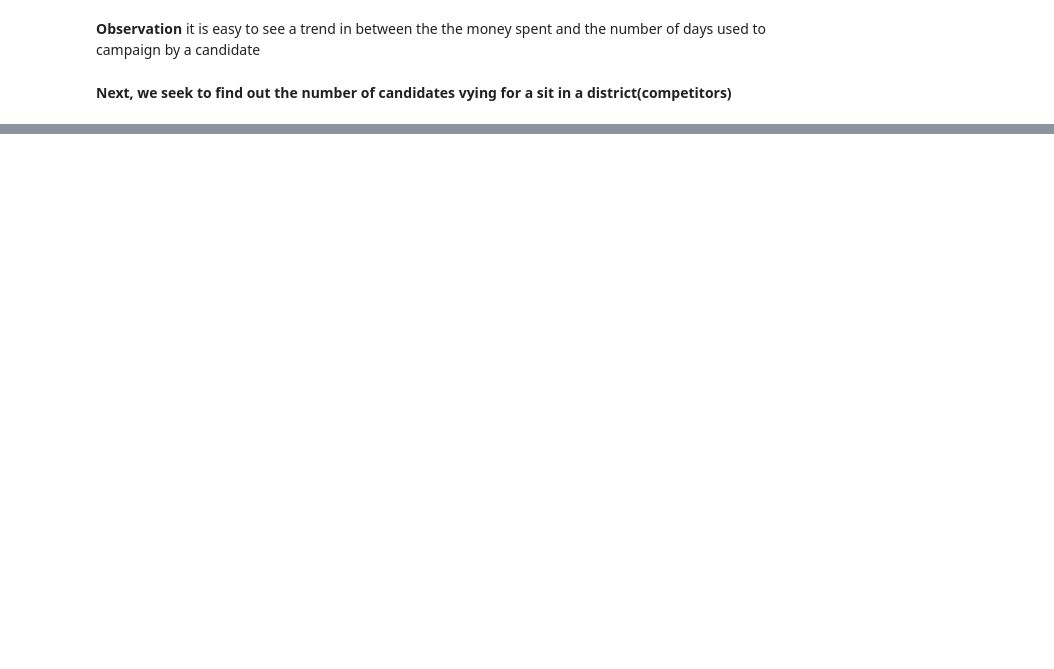
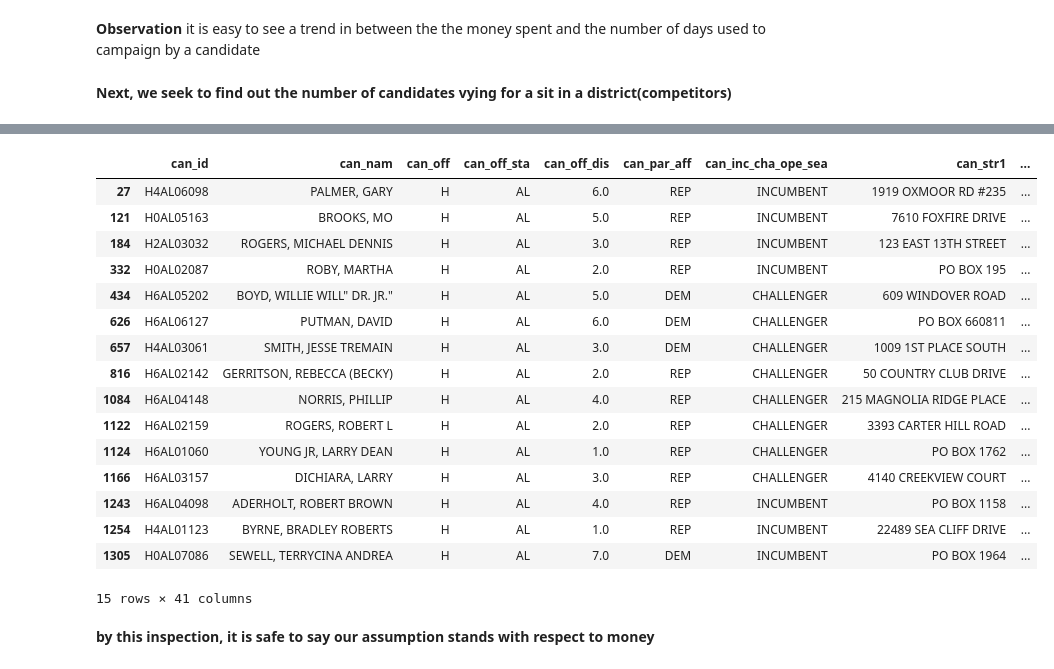
Before and after one commit to josephdickson11/campaign-finance-election-relationship, a Jupyter notebook: campaign-election-notebook.ipynb, the cells around one changed output, grey strips where cells are left out. Drawn from its saved outputs; the diff is of its cells as text; code cells hidden in the pictures; blank space fills up the shorter version.

```diff
--- a/campaign-election-notebook.ipynb
+++ b/campaign-election-notebook.ipynb
@@ -151,3 +248,25 @@ ax = sns.barplot(x="can_off_dis", y="num_of_comp", data=competitors)
+# %%
+al_comp
+# %% [output]
+|  | can_id | can_nam | can_off | can_off_sta | can_off_dis | can_par_aff | can_inc_cha_ope_sea | can_str1 | ... |
+| 27 | H4AL06098 | PALMER, GARY | H | AL | 6.0 | REP | INCUMBENT | 1919 OXMOOR RD #235 | ... |
+| 121 | H0AL05163 | BROOKS, MO | H | AL | 5.0 | REP | INCUMBENT | 7610 FOXFIRE DRIVE | ... |
+| 184 | H2AL03032 | ROGERS, MICHAEL DENNIS | H | AL | 3.0 | REP | INCUMBENT | 123 EAST 13TH STREET | ... |
+| 332 | H0AL02087 | ROBY, MARTHA | H | AL | 2.0 | REP | INCUMBENT | PO BOX 195 | ... |
+| 434 | H6AL05202 | BOYD, WILLIE WILL" DR. JR." | H | AL | 5.0 | DEM | CHALLENGER | 609 WINDOVER ROAD | ... |
+| 626 | H6AL06127 | PUTMAN, DAVID | H | AL | 6.0 | DEM | CHALLENGER | PO BOX 660811 | ... |
+| 657 | H4AL03061 | SMITH, JESSE TREMAIN | H | AL | 3.0 | DEM | CHALLENGER | 1009 1ST PLACE SOUTH | ... |
+| 816 | H6AL02142 | GERRITSON, REBECCA (BECKY) | H | AL | 2.0 | REP | CHALLENGER | 50 COUNTRY CLUB DRIVE | ... |
+| 1084 | H6AL04148 | NORRIS, PHILLIP | H | AL | 4.0 | REP | CHALLENGER | 215 MAGNOLIA RIDGE PLACE | ... |
+| 1122 | H6AL02159 | ROGERS, ROBERT L | H | AL | 2.0 | REP | CHALLENGER | 3393 CARTER HILL ROAD | ... |
+| 1124 | H6AL01060 | YOUNG JR, LARRY DEAN | H | AL | 1.0 | REP | CHALLENGER | PO BOX 1762 | ... |
+| 1166 | H6AL03157 | DICHIARA, LARRY | H | AL | 3.0 | REP | CHALLENGER | 4140 CREEKVIEW COURT | ... |
+| 1243 | H6AL04098 | ADERHOLT, ROBERT BROWN | H | AL | 4.0 | REP | INCUMBENT | PO BOX 1158 | ... |
+| 1254 | H4AL01123 | BYRNE, BRADLEY ROBERTS | H | AL | 1.0 | REP | INCUMBENT | 22489 SEA CLIFF DRIVE | ... |
+| 1305 | H0AL07086 | SEWELL, TERRYCINA ANDREA | H | AL | 7.0 | DEM | INCUMBENT | PO BOX 1964 | ... |
+15 rows × 41 columns
+# %% [markdown]
+**by this inspection, it is safe to say our assumption stands with respect to money**
 # %%
 #export processed data to csv for analysis in microsoft BI
 data.to_csv("stage_f_data.csv", index=False)
```
Also changed, not shown: parts of 22 cells of this notebook.
